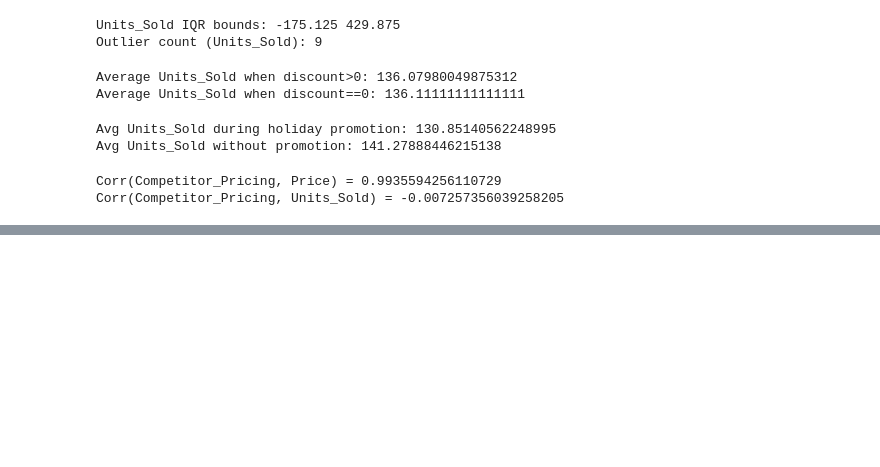
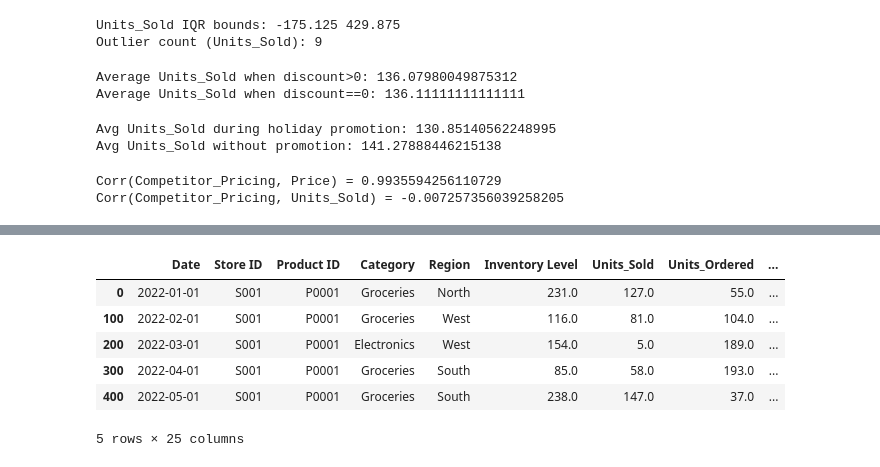
Before and after one commit to RamMahto1/Retail-Demand-Forecasting-with-Explainable-AI, a Jupyter notebook: notebook/Retail Store forecasting_EDA.ipynb, the cells around one changed output, grey strips where cells are left out. Cells and saved outputs as stored; diff of their text form; code cells hidden in the pictures; blank space fills up the shorter version.

```diff
--- a/notebook/Retail Store forecasting_EDA.ipynb
+++ b/notebook/Retail Store forecasting_EDA.ipynb
@@ -407,3 +407,13 @@ print(json.dumps(summary, indent=2))
   "price_median": 57.81,
   "holiday_ratio": 0.498
 }
+# %%
+df.head()
+# %% [output]
+|  | Date | Store ID | Product ID | Category | Region | Inventory Level | Units_Sold | Units_Ordered | ... |
+| 0 | 2022-01-01 | S001 | P0001 | Groceries | North | 231.0 | 127.0 | 55.0 | ... |
+| 100 | 2022-02-01 | S001 | P0001 | Groceries | West | 116.0 | 81.0 | 104.0 | ... |
+| 200 | 2022-03-01 | S001 | P0001 | Electronics | West | 154.0 | 5.0 | 189.0 | ... |
+| 300 | 2022-04-01 | S001 | P0001 | Groceries | South | 85.0 | 58.0 | 193.0 | ... |
+| 400 | 2022-05-01 | S001 | P0001 | Groceries | South | 238.0 | 147.0 | 37.0 | ... |
+5 rows × 25 columns
```
Also changed, not shown: parts of 16 cells of this notebook, 27 other files.
